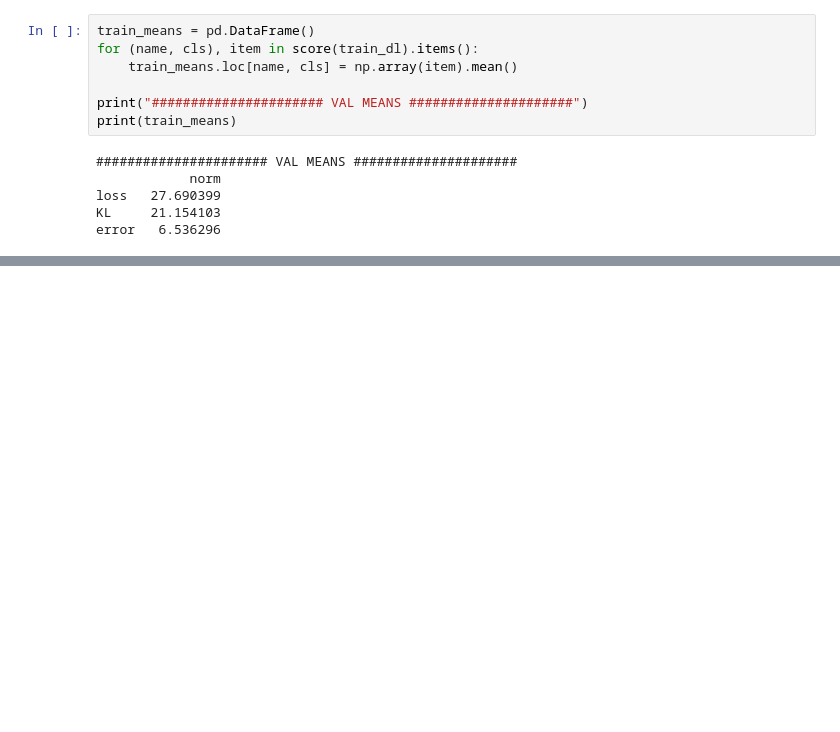
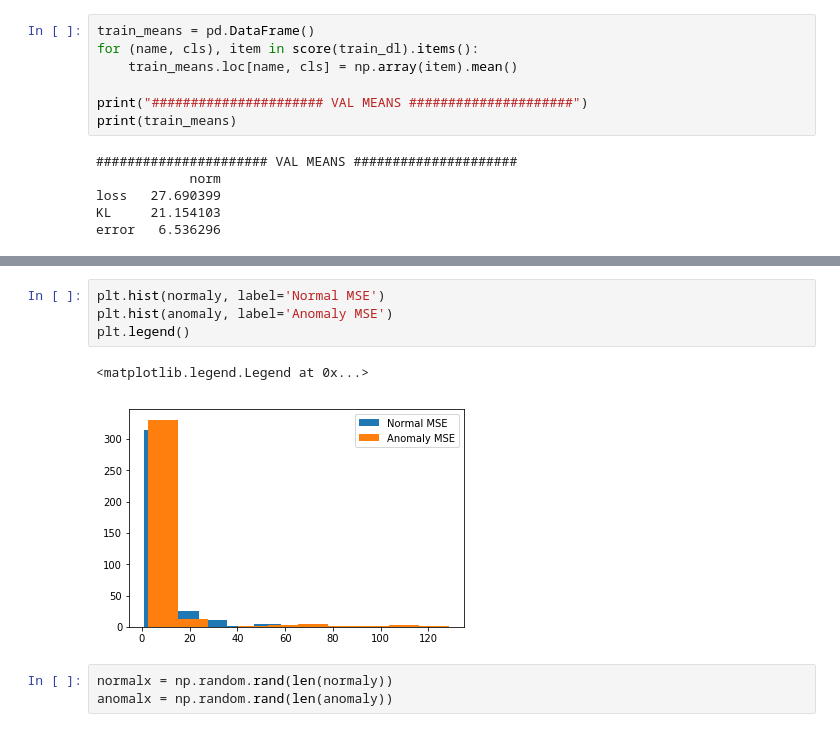
Before and after one commit to mttmac/glance, a Jupyter notebook: Week3Demo.ipynb, the cells around one changed output, grey strips where cells are left out. Saved outputs shown, nothing was run; the diff lists cells and outputs as text; blank space fills up the shorter version.

```diff
--- a/Week3Demo.ipynb
+++ b/Week3Demo.ipynb
@@ -241,0 +294,10 @@ error   6.536296
+# %%
+plt.hist(normaly, label='Normal MSE')
+plt.hist(anomaly, label='Anomaly MSE')
+plt.legend()
+# %% [output]
+<matplotlib.legend.Legend at 0x...>
+[figure, added]
+# %%
+normalx = np.random.rand(len(normaly))
+anomalx = np.random.rand(len(anomaly))
```
Also changed, not shown: parts of 15 cells of this notebook.
